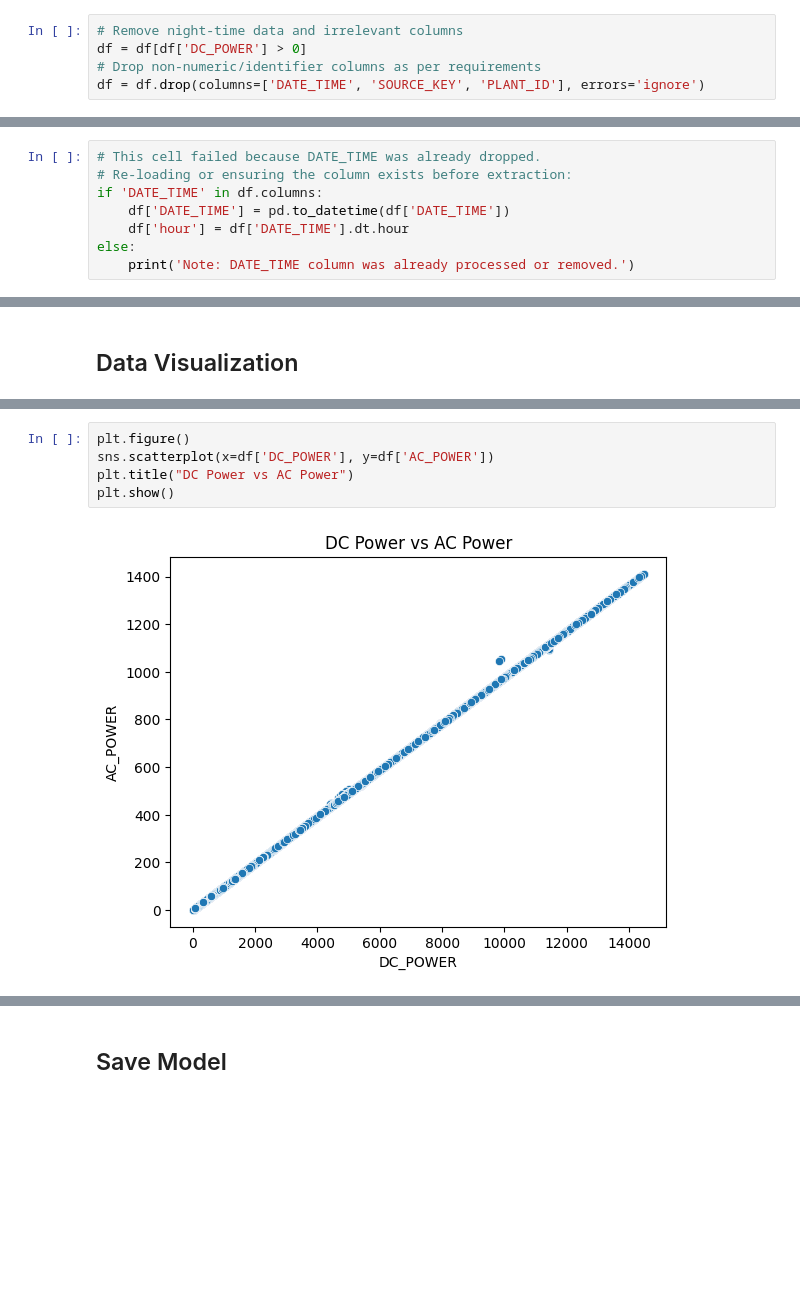
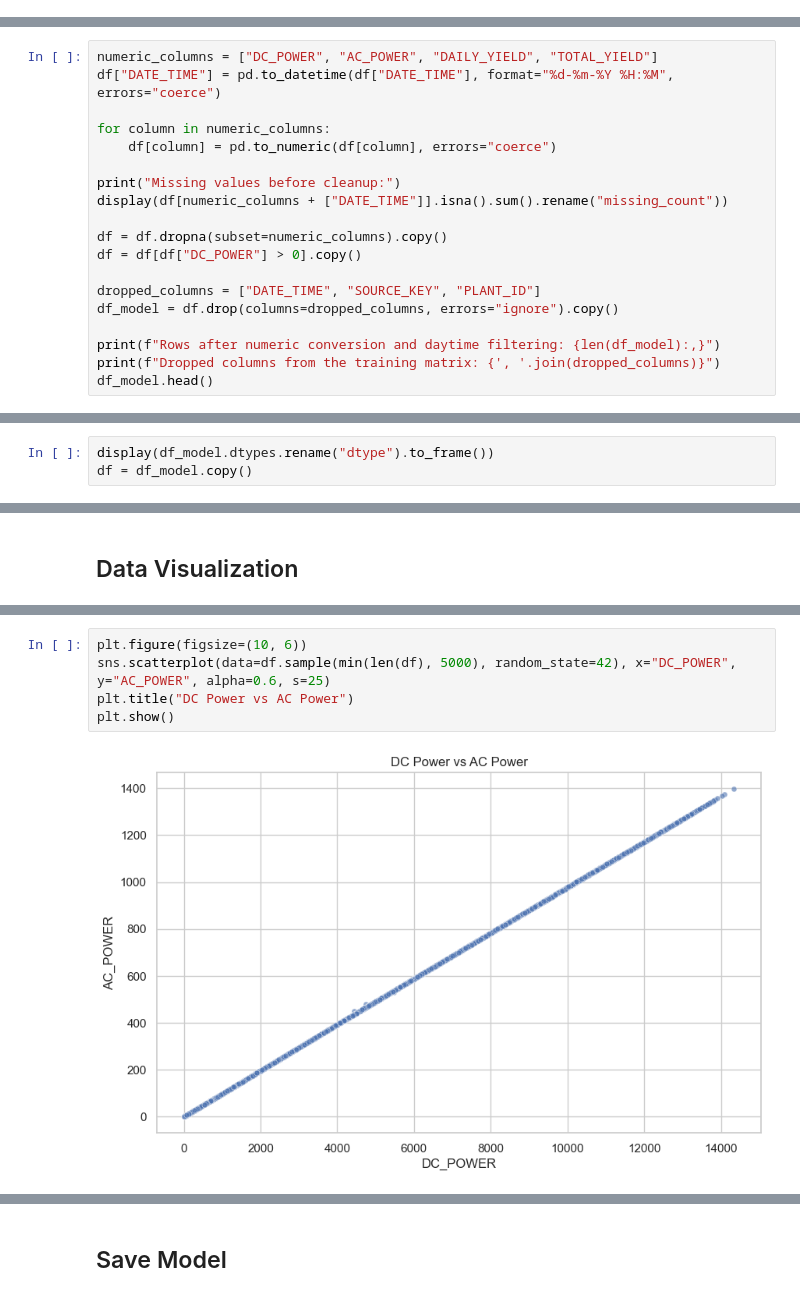
Before and after one commit to Manzi453/linear_regression_model, a Jupyter notebook: summative/linear_regression/multivariate.ipynb, the cells around one changed output, grey strips where cells are left out. Drawn from its saved outputs; the diff is of its cells as text; blank space fills up the shorter version.

```diff
--- a/summative/linear_regression/multivariate.ipynb
+++ b/summative/linear_regression/multivariate.ipynb
@@ -66,5 +71,0 @@ Basic statistics:
-# %%
-# Remove night-time data and irrelevant columns
-df = df[df['DC_POWER'] > 0]
-# Drop non-numeric/identifier columns as per requirements
-df = df.drop(columns=['DATE_TIME', 'SOURCE_KEY', 'PLANT_ID'], errors='ignore')
@@ -73,8 +71,0 @@ df = df.drop(columns=['DATE_TIME', 'SOURCE_KEY', 'PLANT_ID'], errors='ignore')
-# %%
-# This cell failed because DATE_TIME was already dropped.
-# Re-loading or ensuring the column exists before extraction:
-if 'DATE_TIME' in df.columns:
-    df['DATE_TIME'] = pd.to_datetime(df['DATE_TIME'])
-    df['hour'] = df['DATE_TIME'].dt.hour
-else:
-    print('Note: DATE_TIME column was already processed or removed.')
@@ -82,0 +72,19 @@ Note: DATE_TIME column was already processed or removed.
+# %%
+numeric_columns = ["DC_POWER", "AC_POWER", "DAILY_YIELD", "TOTAL_YIELD"]
+df["DATE_TIME"] = pd.to_datetime(df["DATE_TIME"], format="%d-%m-%Y %H:%M", errors="coerce")
+
+for column in numeric_columns:
+    df[column] = pd.to_numeric(df[column], errors="coerce")
+
+print("Missing values before cleanup:")
+display(df[numeric_columns + ["DATE_TIME"]].isna().sum().rename("missing_count"))
+
+df = df.dropna(subset=numeric_columns).copy()
+df = df[df["DC_POWER"] > 0].copy()
+
+dropped_columns = ["DATE_TIME", "SOURCE_KEY", "PLANT_ID"]
+df_model = df.drop(columns=dropped_columns, errors="ignore").copy()
+
+print(f"Rows after numeric conversion and daytime filtering: {len(df_model):,}")
+print(f"Dropped columns from the training matrix: {', '.join(dropped_columns)}")
+df_model.head()
@@ -82,0 +115,3 @@ Note: DATE_TIME column was already processed or removed.
+# %%
+display(df_model.dtypes.rename("dtype").to_frame())
+df = df_model.copy()
@@ -102,8 +141,8 @@ This shows solar energy depends on system output and time of day.
 # %%
-plt.figure()
-sns.scatterplot(x=df['DC_POWER'], y=df['AC_POWER'])
+plt.figure(figsize=(10, 6))
+sns.scatterplot(data=df.sample(min(len(df), 5000), random_state=42), x="DC_POWER", y="AC_POWER", alpha=0.6, s=25)
 plt.title("DC Power vs AC Power")
 plt.show()
 # %% [output]
-[figure, old version]
+[figure, new version]
 # %%
```
Also changed, not shown: parts of 40 cells of this notebook, 5 other files.
